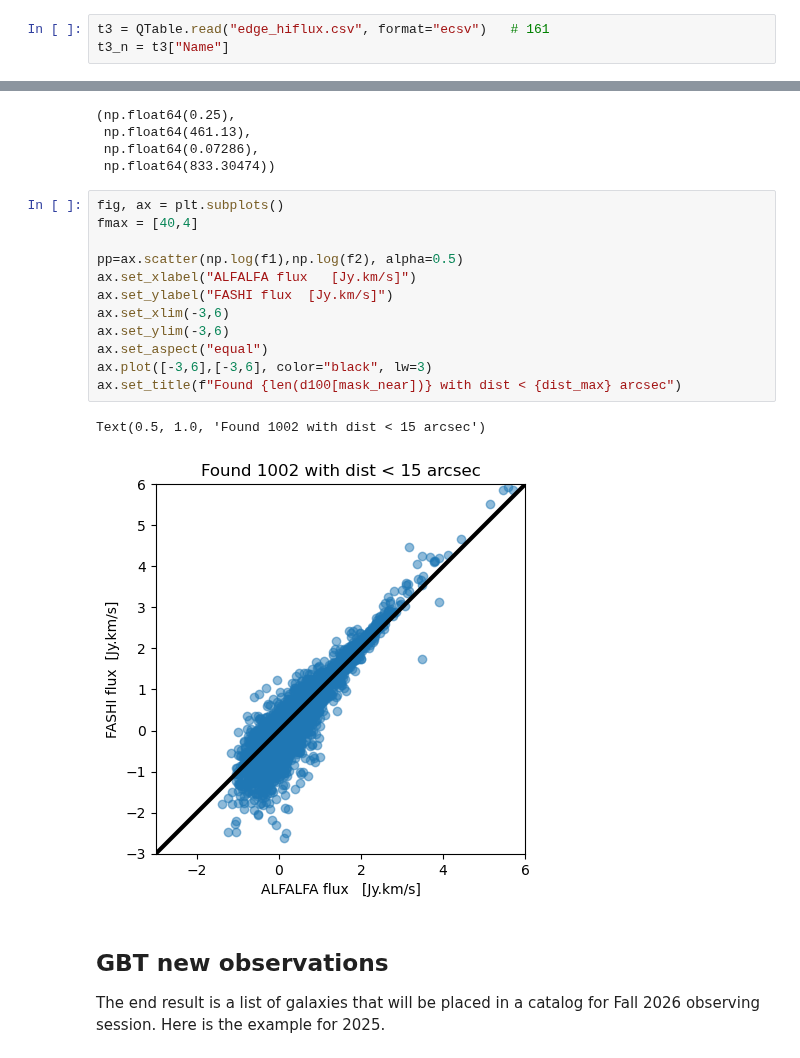
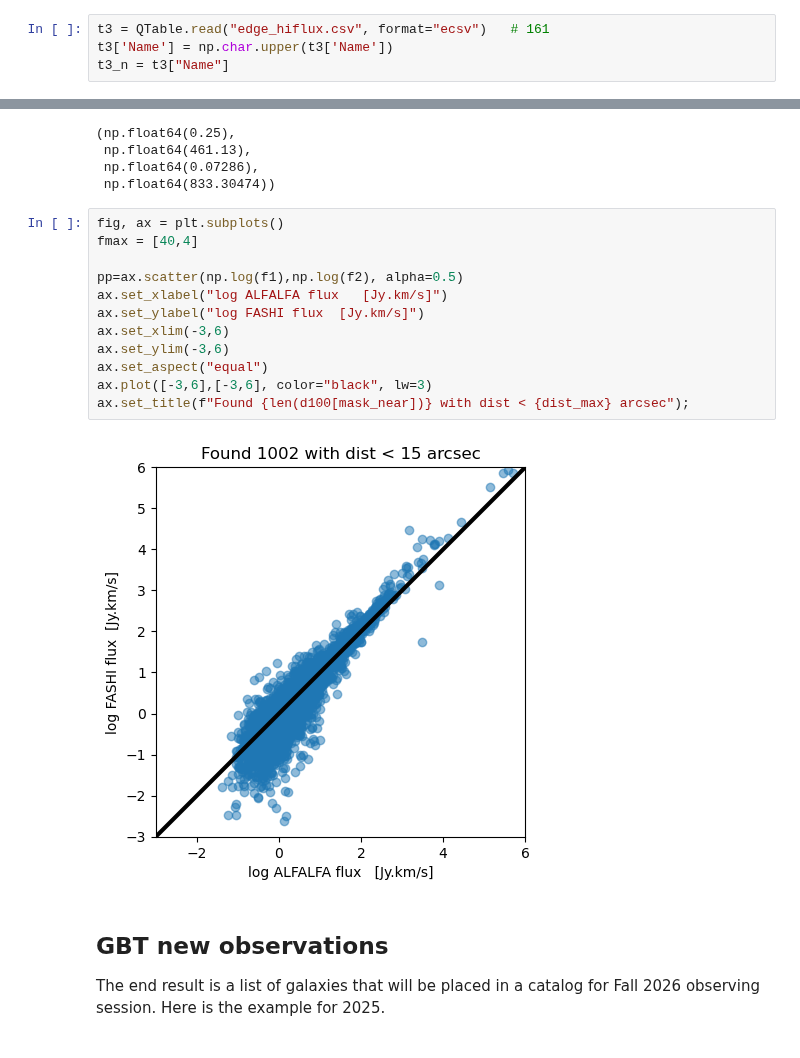
Before and after one commit to teuben/GBT-EDGE-HI, a Jupyter notebook: gals/hi_surveys.ipynb, the cells around one changed output, grey strips where cells are left out. Drawn from its saved outputs; the diff is of its cells as text.

Commit message:
near final

```diff
--- a/gals/hi_surveys.ipynb
+++ b/gals/hi_surveys.ipynb
@@ -550,4 +660,5 @@ Of the 161 entries, 145 good fluxes, 16 deemed poor signal (Arp 220 being one of
 # %%
 t3 = QTable.read("edge_hiflux.csv", format="ecsv")   # 161
+t3['Name'] = np.char.upper(t3['Name'])
 t3_n = t3["Name"]
 # %%
@@ -1605,18 +1731,17 @@ f1.min(),f1.max(),f2.min(),f2.max()
 # %%
 fig, ax = plt.subplots()
 fmax = [40,4]
 
 pp=ax.scatter(np.log(f1),np.log(f2), alpha=0.5)
-ax.set_xlabel("ALFALFA flux   [Jy.km/s]")
-ax.set_ylabel("FASHI flux  [Jy.km/s]")
+ax.set_xlabel("log ALFALFA flux   [Jy.km/s]")
+ax.set_ylabel("log FASHI flux  [Jy.km/s]")
 ax.set_xlim(-3,6)
 ax.set_ylim(-3,6)
 ax.set_aspect("equal")
 ax.plot([-3,6],[-3,6], color="black", lw=3)
-ax.set_title(f"Found {len(d100[mask_near])} with dist < {dist_max} arcsec")
+ax.set_title(f"Found {len(d100[mask_near])} with dist < {dist_max} arcsec");
 # %% [output]
-Text(0.5, 1.0, 'Found 1002 with dist < 15 arcsec')
-[figure, old version]
+[figure, new version]
 # %% [markdown]
 ##   GBT new observations
 
```
Also changed, not shown: parts of 67 cells of this notebook.
